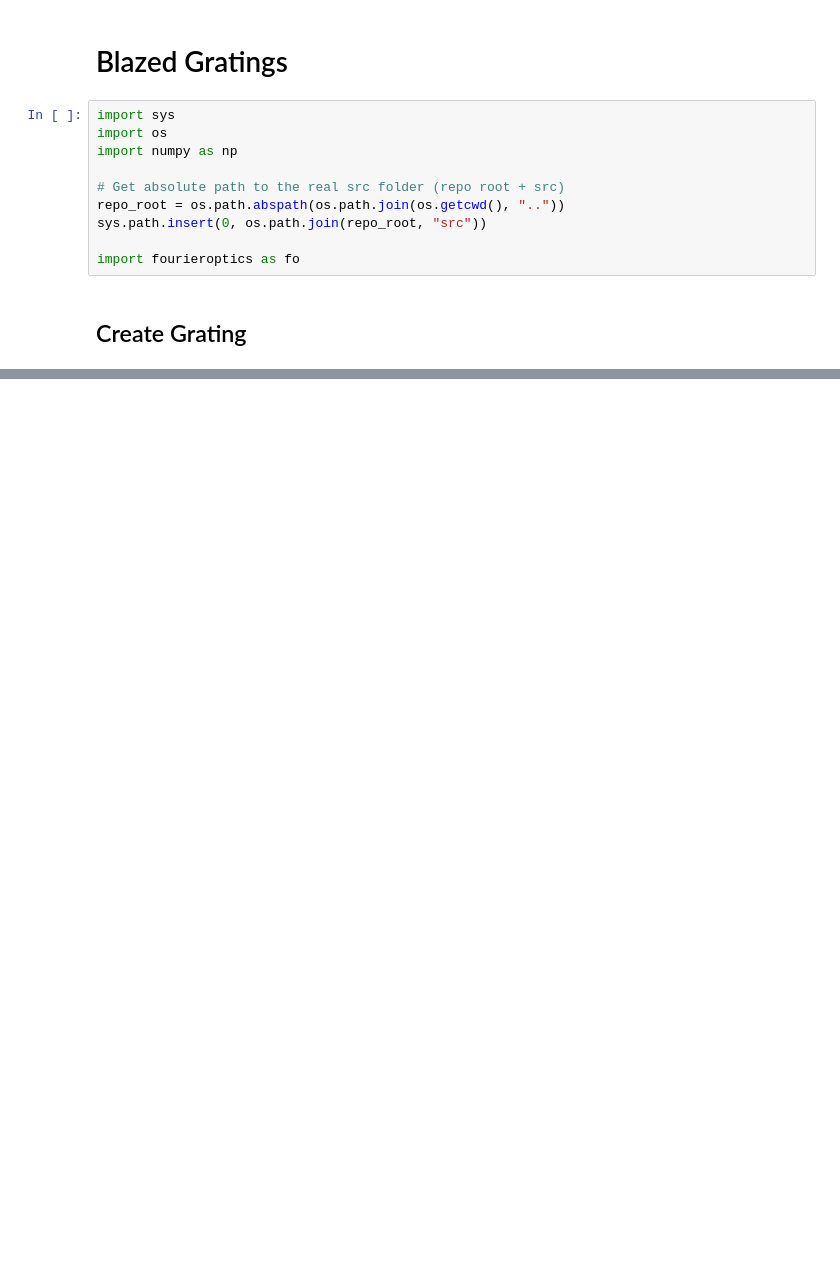
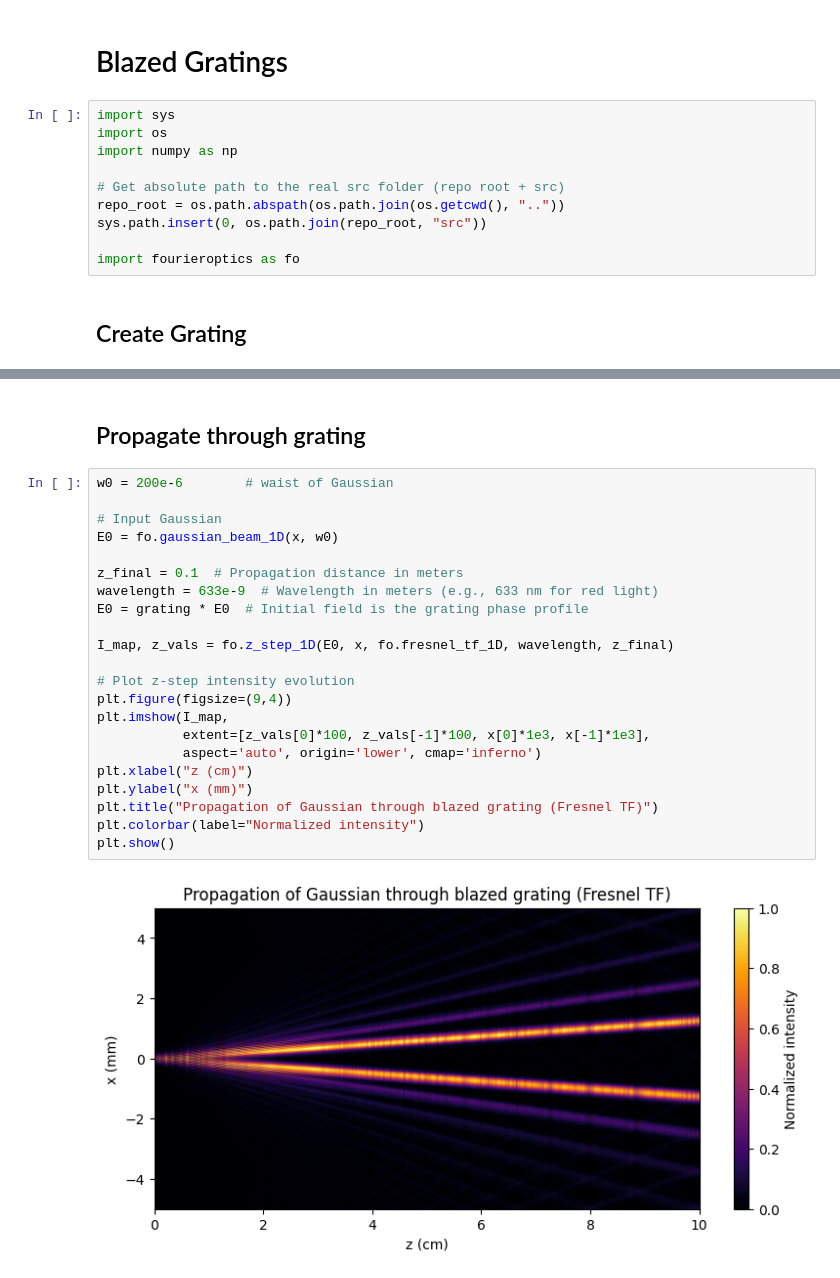
Before and after one commit to atlindburg/fourier-optics, a Jupyter notebook: notebooks/20251006-blazed_gratings.ipynb, the cells around one changed output, grey strips where cells are left out. Saved outputs shown, nothing was run; the diff lists cells and outputs as text; blank space fills up the shorter version.

```diff
--- a/notebooks/20251006-blazed_gratings.ipynb
+++ b/notebooks/20251006-blazed_gratings.ipynb
@@ -31,0 +32,26 @@ plt.show()
+# %% [markdown]
+## Propagate through grating
+# %%
+w0 = 200e-6        # waist of Gaussian
+
+# Input Gaussian
+E0 = fo.gaussian_beam_1D(x, w0)
+
+z_final = 0.1  # Propagation distance in meters
+wavelength = 633e-9  # Wavelength in meters (e.g., 633 nm for red light)
+E0 = grating * E0  # Initial field is the grating phase profile
+
+I_map, z_vals = fo.z_step_1D(E0, x, fo.fresnel_tf_1D, wavelength, z_final)
+
+# Plot z-step intensity evolution
+plt.figure(figsize=(9,4))
+plt.imshow(I_map,
+           extent=[z_vals[0]*100, z_vals[-1]*100, x[0]*1e3, x[-1]*1e3],
+           aspect='auto', origin='lower', cmap='inferno')
+plt.xlabel("z (cm)")
+plt.ylabel("x (mm)")
+plt.title("Propagation of Gaussian through blazed grating (Fresnel TF)")
+plt.colorbar(label="Normalized intensity")
+plt.show()
+# %% [output]
+[figure, added]
```
Also changed, not shown: parts of 1 cell of this notebook, 1 other file.
